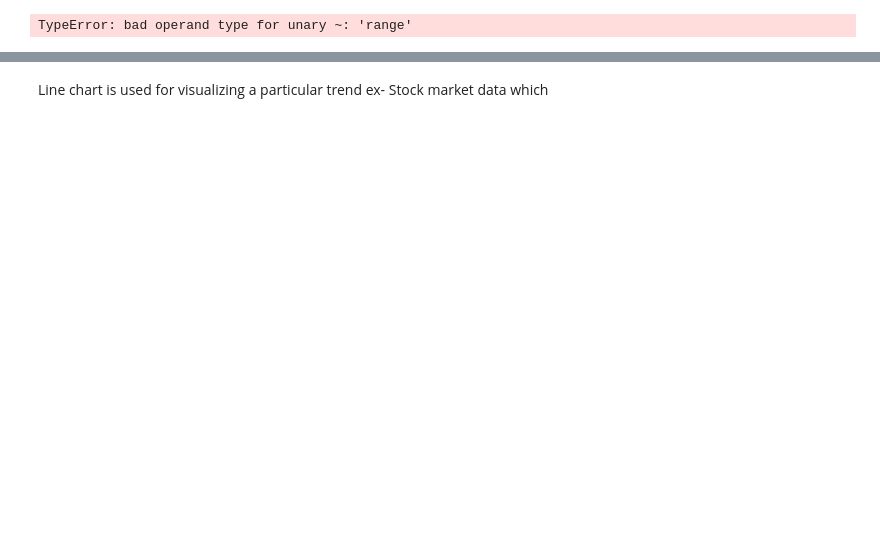
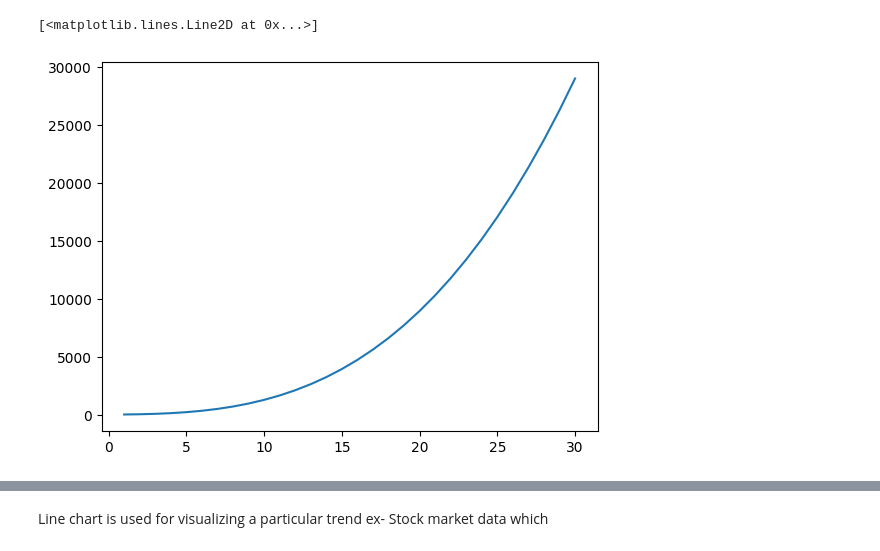
Before and after one commit to AayushParab44/Advanced_Statistics, a Jupyter notebook: Day9_lineplot_hist_scatter_boxplot.ipynb, the cells around one changed output, grey strips where cells are left out. Cells and saved outputs as stored; diff of their text form; code cells hidden in the pictures; blank space fills up the shorter version.

```diff
--- a/Day9_lineplot_hist_scatter_boxplot.ipynb
+++ b/Day9_lineplot_hist_scatter_boxplot.ipynb
@@ -20,8 +20,9 @@ x_points=range(1,31)
 for ctr in x_points:
     y_points.append(ctr**3+2*ctr**2+7*ctr+4)
 # %%
-plot(~x_points,y_points)
+plot(x_points,y_points)
 # %% [output]
-TypeError: bad operand type for unary ~: 'range'
+[<matplotlib.lines.Line2D at 0x...>]
+[figure, added]
 # %%
 print(y_points)
```
Also changed, not shown: parts of 21 cells of this notebook, 7 other files.
